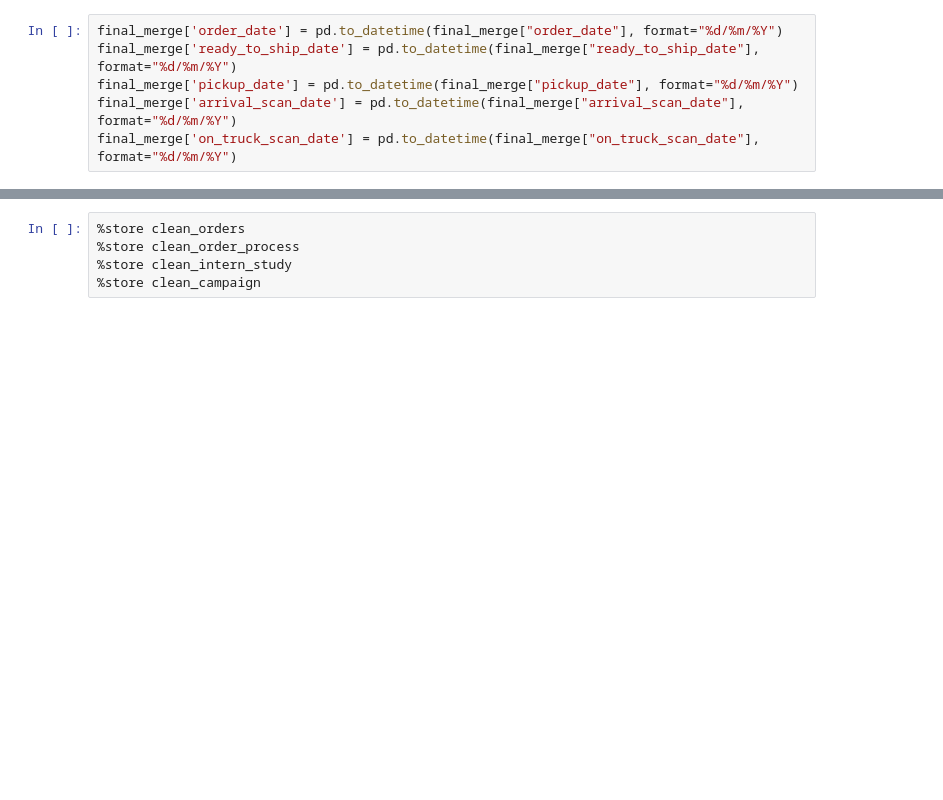
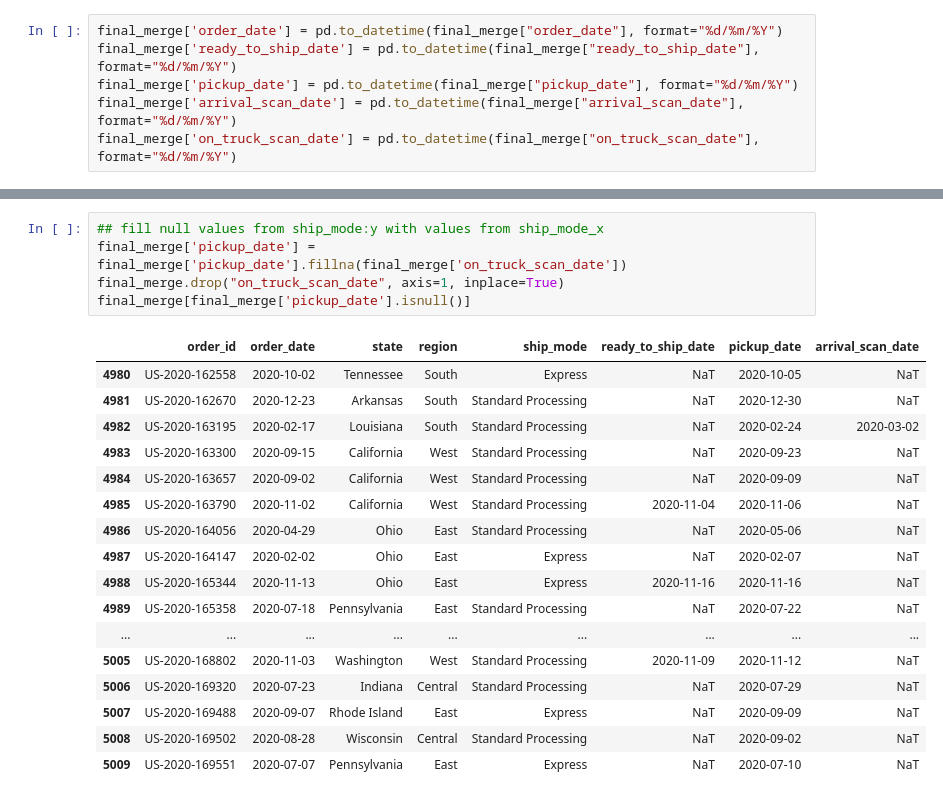
Before and after one commit to GioGonzalez07/EDA_project, a Jupyter notebook: cleaning_point.ipynb, the cells around one changed output, grey strips where cells are left out. Drawn from its saved outputs; the diff is of its cells as text; blank space fills up the shorter version.

```diff
--- a/cleaning_point.ipynb
+++ b/cleaning_point.ipynb
@@ -228,5 +220,23 @@ memory usage: 1.8+ MB
-# %%
-%store clean_orders
-%store clean_order_process
-%store clean_intern_study
-%store clean_campaign
+# %%
+## fill null values from ship_mode:y with values from ship_mode_x
+final_merge['pickup_date'] = final_merge['pickup_date'].fillna(final_merge['on_truck_scan_date'])
+final_merge.drop("on_truck_scan_date", axis=1, inplace=True)
+final_merge[final_merge['pickup_date'].isnull()]
+# %% [output]
+|  | order_id | order_date | state | region | ship_mode | ready_to_ship_date | pickup_date | arrival_scan_date |
+| 4980 | US-2020-162558 | 2020-10-02 | Tennessee | South | Express | NaT | 2020-10-05 | NaT |
+| 4981 | US-2020-162670 | 2020-12-23 | Arkansas | South | Standard Processing | NaT | 2020-12-30 | NaT |
+| 4982 | US-2020-163195 | 2020-02-17 | Louisiana | South | Standard Processing | NaT | 2020-02-24 | 2020-03-02 |
+| 4983 | US-2020-163300 | 2020-09-15 | California | West | Standard Processing | NaT | 2020-09-23 | NaT |
+| 4984 | US-2020-163657 | 2020-09-02 | California | West | Standard Processing | NaT | 2020-09-09 | NaT |
+| 4985 | US-2020-163790 | 2020-11-02 | California | West | Standard Processing | 2020-11-04 | 2020-11-06 | NaT |
+| 4986 | US-2020-164056 | 2020-04-29 | Ohio | East | Standard Processing | NaT | 2020-05-06 | NaT |
+| 4987 | US-2020-164147 | 2020-02-02 | Ohio | East | Express | NaT | 2020-02-07 | NaT |
+| 4988 | US-2020-165344 | 2020-11-13 | Ohio | East | Express | 2020-11-16 | 2020-11-16 | NaT |
+| 4989 | US-2020-165358 | 2020-07-18 | Pennsylvania | East | Standard Processing | NaT | 2020-07-22 | NaT |
+| ... | ... | ... | ... | ... | ... | ... | ... | ... |
+| 5005 | US-2020-168802 | 2020-11-03 | Washington | West | Standard Processing | 2020-11-09 | 2020-11-12 | NaT |
+| 5006 | US-2020-169320 | 2020-07-23 | Indiana | Central | Standard Processing | NaT | 2020-07-29 | NaT |
+| 5007 | US-2020-169488 | 2020-09-07 | Rhode Island | East | Express | NaT | 2020-09-09 | NaT |
+| 5008 | US-2020-169502 | 2020-08-28 | Wisconsin | Central | Standard Processing | NaT | 2020-09-02 | NaT |
+| 5009 | US-2020-169551 | 2020-07-07 | Pennsylvania | East | Express | NaT | 2020-07-10 | NaT |
```
Also changed, not shown: parts of 13 cells of this notebook, 1 other file.
